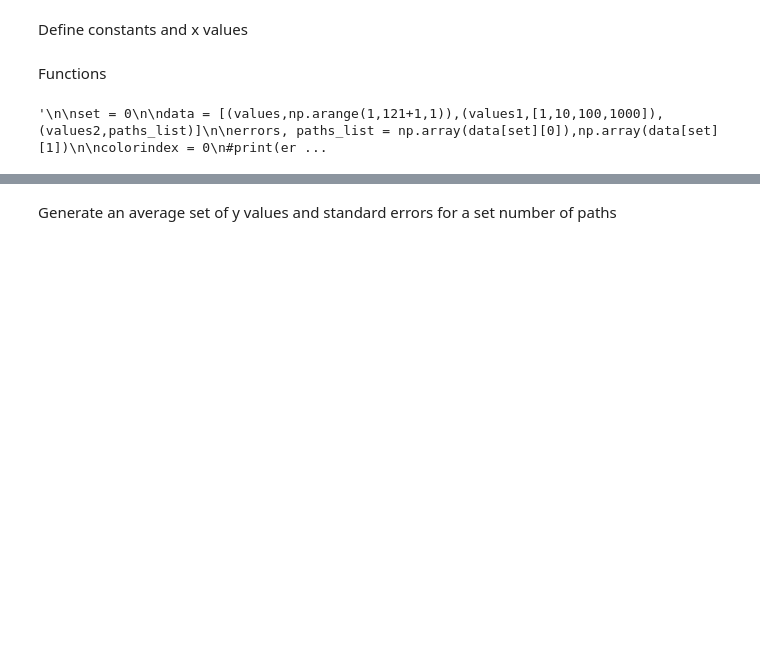
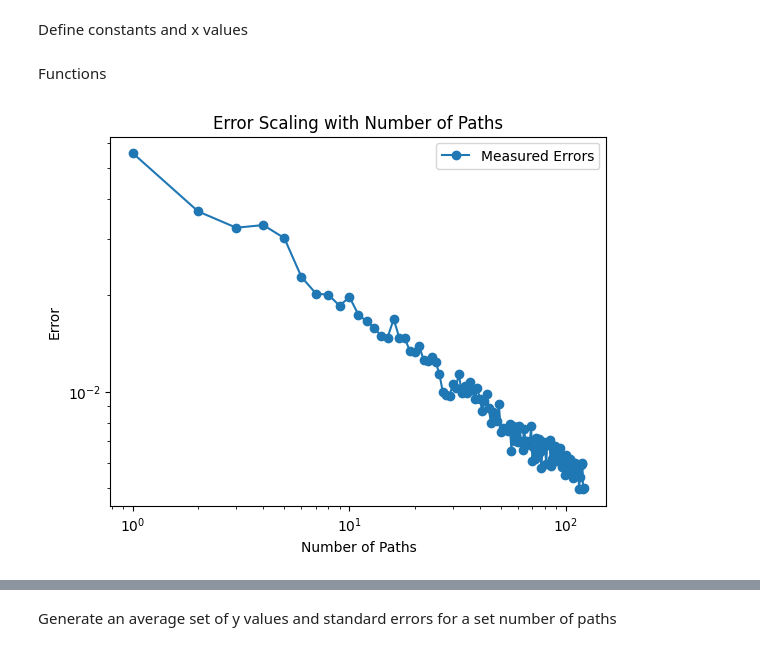
Before and after one commit to Wildeofthewest1/ProjectRepo, a Jupyter notebook: FeynmanPathIntegralJUPYTER.ipynb, the cells around one changed output, grey strips where cells are left out. Cells and saved outputs as stored; diff of their text form; code cells hidden in the pictures; blank space fills up the shorter version.

```diff
--- a/FeynmanPathIntegralJUPYTER.ipynb
+++ b/FeynmanPathIntegralJUPYTER.ipynb
@@ -3955,8 +3958,4 @@ values1 = ([7.78638064e-06, 8.57602418e-06, 1.19554586e-05, 1.54338737e-05,
 # %%
-"""
-
-set = 0
-
 data = [(values,np.arange(1,121+1,1)),(values1,[1,10,100,1000]),(values2,paths_list)]
 
 errors, paths_list = np.array(data[set][0]),np.array(data[set][1])
@@ -3987,36 +3986,34 @@ plt.ylabel('Error')
 plt.legend()
 plt.title('Error Scaling with Number of Paths')
 plt.show()
 
 
 colors = ["gnuplot","hot","magma","inferno"]
 
 def heatmap2d(arr):
     plt.imshow(arr, cmap=colors[colorindex])
     cbar = plt.colorbar()
     cbar.set_label("Standard Error",rotation = 270)
     plt.title("Error dependence on X\nand Number of Paths for {} trials".format(num_trials))
 
 
     locs, labels = plt.xticks()
     locs = locs[2:]
     labels = labels[2:]
     locs = [0,20,40,60,80,100,120]
     labels = [-3,-2,-1,0,1,2,3]
     plt.xticks(locs, labels)
 
     #plt.yscale("log")
 
     plt.xlabel("Position X")
     plt.ylabel("Number of Paths ")
     plt.show()
 
 #heatmap2d(errors)
 #heatmap2d(np.log(errors))
-
-"""
 # %% [output]
-'\n\nset = 0\n\ndata = [(values,np.arange(1,121+1,1)),(values1,[1,10,100,1000]),(values2,paths_list)]\n\nerrors, paths_list = np.array(data[set][0]),np.array(data[set][1])\n\ncolorindex = 0\n#print(er ...
+[figure, added]
 # %%
 def threedplot(X,Y,Z,azimuth,elevation,xtitle,ytitle,ztitle,col):
 
```
Also changed, not shown: parts of 11 cells of this notebook.
